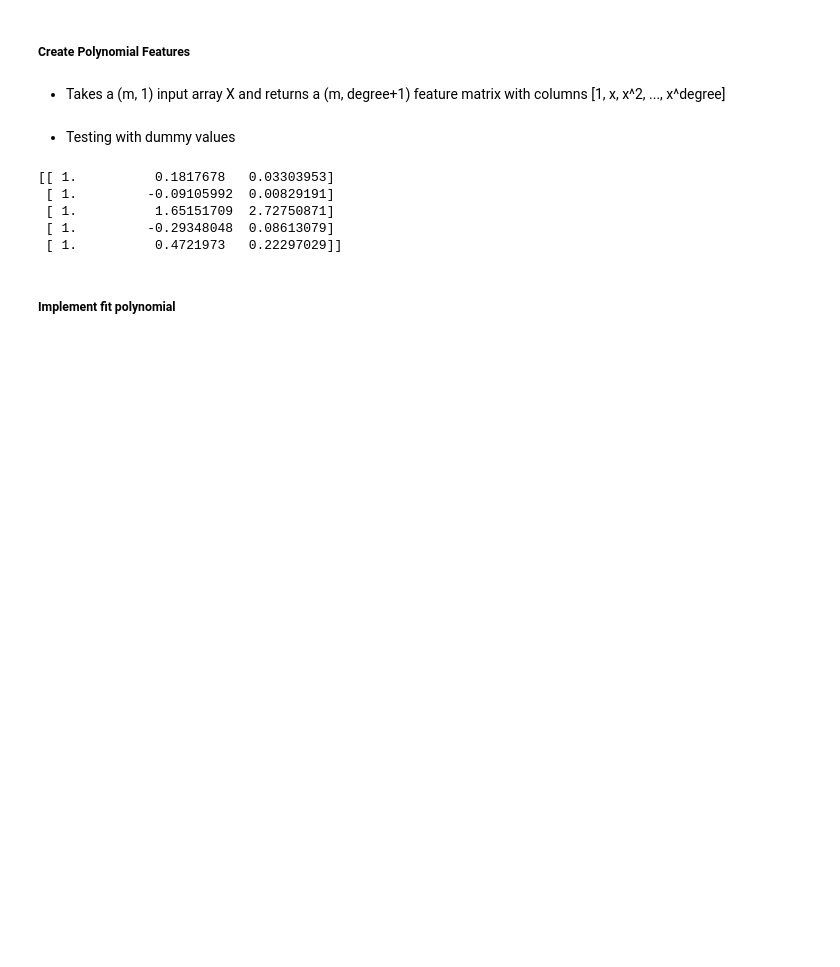
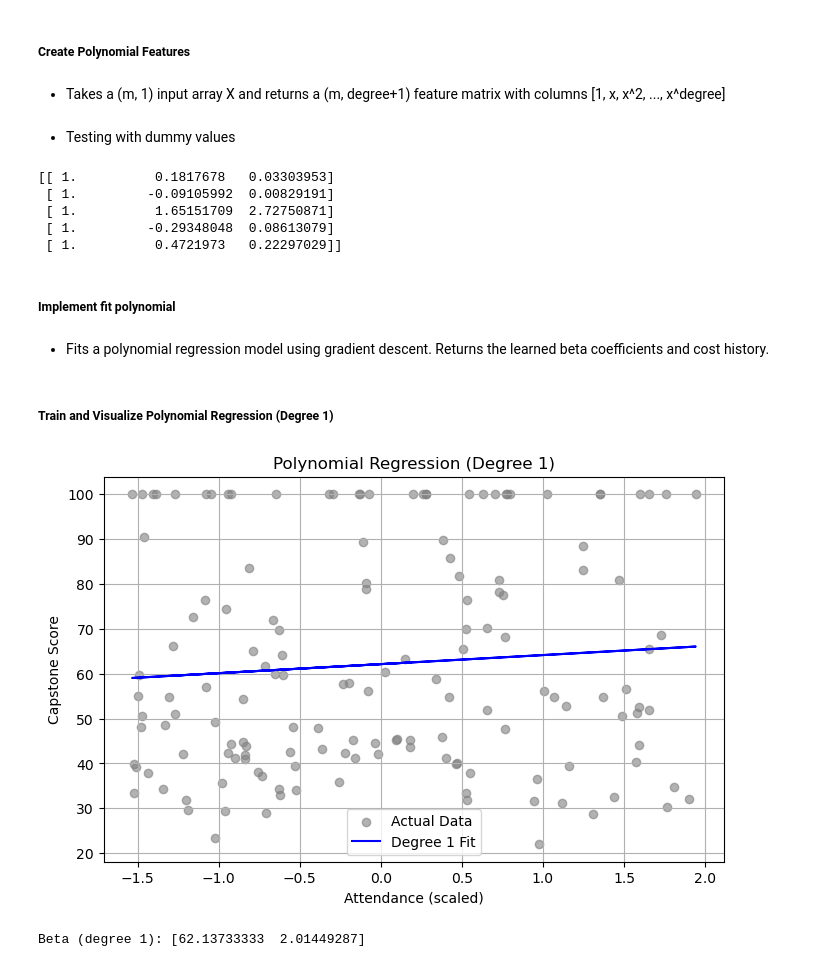
Before and after one commit to jsm-jayakodi/Capstone_mini_project_00, a Jupyter notebook: notebook_2.ipynb, the cells around one changed output. Drawn from its saved outputs; the diff is of its cells as text; code cells hidden in the pictures; blank space fills up the shorter version.

Commit message:
Polynomial Regression notebook 2

```diff
--- a/notebook_2.ipynb
+++ b/notebook_2.ipynb
@@ -55,3 +55,47 @@ print(X_poly_2[:5])
  [ 1.          0.4721973   0.22297029]]
 # %% [markdown]
 ##### Implement fit polynomial
+# %% [markdown]
+* Fits a polynomial regression model using gradient descent. Returns the learned beta coefficients and cost history.
+# %%
+def fit_polynomial(X_poly, y, learning_rate=0.1, num_iterations=1000):
+
+    m, n = X_poly.shape
+    beta = np.zeros(n)
+    cost_history = []
+
+    for i in range(num_iterations):
+        predictions = X_poly @ beta  # (m, n) @ (n,) → (m,)
+        errors = predictions - y
+        cost = (1 / (2 * m)) * np.sum(errors ** 2)
+        cost_history.append(cost)
+
+        gradients = (1 / m) * (X_poly.T @ errors)
+        beta -= learning_rate * gradients
+
+    return beta, cost_history
+# %% [markdown]
+##### Train and Visualize Polynomial Regression (Degree 1)
+# %%
+# DEGREE 1
+X_poly_1 = create_polynomial_features(X_scaled, degree=1)
+beta_1, cost_history_1 = fit_polynomial(X_poly_1, y, learning_rate=0.1)
+
+# Predict
+y_pred_1 = X_poly_1 @ beta_1
+
+# Plot
+plt.figure(figsize=(8,5))
+plt.scatter(X_scaled, y, label='Actual Data', color='gray', alpha=0.6)
+plt.plot(X_scaled, y_pred_1, label='Degree 1 Fit', color='blue')
+plt.xlabel('Attendance (scaled)')
+plt.ylabel('Capstone Score')
+plt.title('Polynomial Regression (Degree 1)')
+plt.legend()
+plt.grid(True)
+plt.show()
+
+print(f"Beta (degree 1): {beta_1}")
+# %% [output]
+[figure, added]
+Beta (degree 1): [62.13733333  2.01449287]
```
Also changed, not shown: parts of 6 cells of this notebook.
